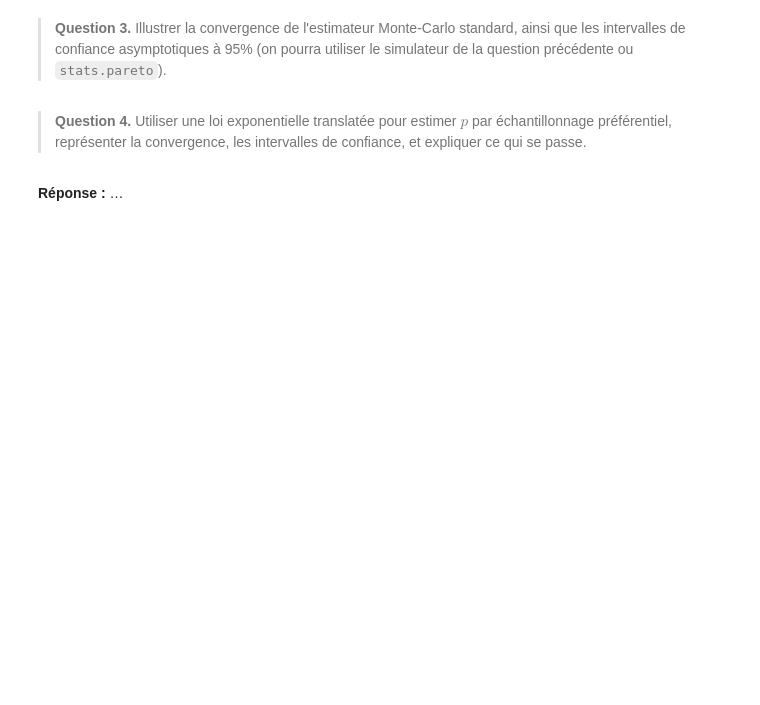
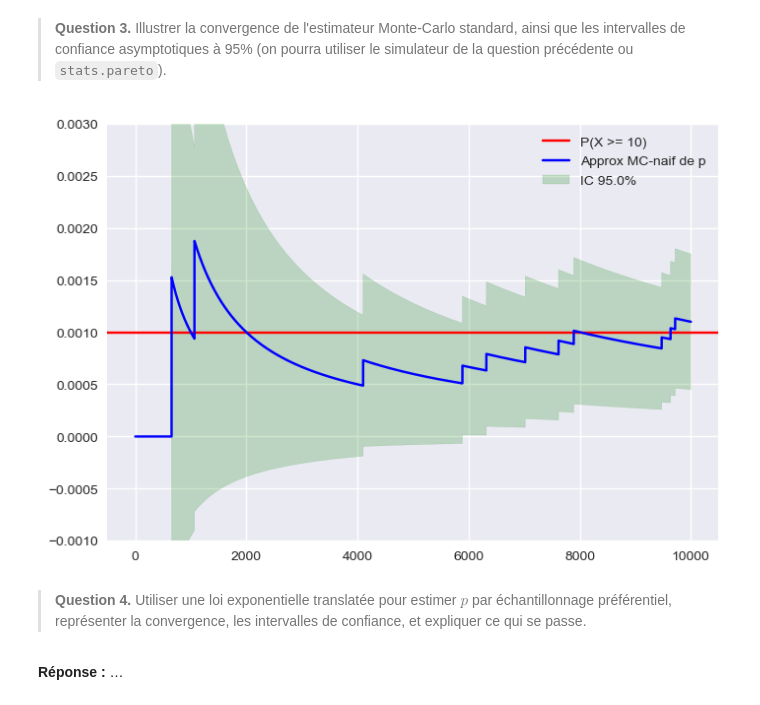
Before and after one commit to PolTibau/Statistique-Computationnelle, a Jupyter notebook: TP/TP1_student.ipynb, the cells around one changed output. Cells and saved outputs as stored; diff of their text form; code cells hidden in the pictures; blank space fills up the shorter version.

```diff
--- a/TP/TP1_student.ipynb
+++ b/TP/TP1_student.ipynb
@@ -505,3 +571,22 @@ plt.xlim((0, t.max()));
+# %%
+#on construit un MC-naif pour estimer p
+n=10000
+X = pareto.rvs(random_state=rng, size=n)
+n_range = np.arange(1,n+1)
+level = 0.05
+
+est = np.cumsum((X>=10)) /n_range
+ic_bound = norm.ppf(1-level/2)* np.sqrt((est * (1-est))/n_range)
+
+fig, ax = plt.subplots()
+ax.axhline(0.001, color='red', label=f"P(X >= 10)")
+ax.plot(n_range, est, color='blue', label=f"Approx MC-naif de p")
+ax.fill_between(n_range, est+ic_bound,est-ic_bound, color='green', alpha=0.2, label=f"IC {100*(1-level)}%")
+plt.legend()
+plt.ylim(-p, 3*p)
+plt.show()
+# %% [output]
+[figure, added]
 # %% [markdown]
 >**Question 4.** Utiliser une loi exponentielle translatée pour estimer $p$ par échantillonnage préférentiel, représenter la convergence, les intervalles de confiance, et expliquer ce qui se passe.
 # %% [markdown]
```
Also changed, not shown: parts of 14 cells of this notebook.
